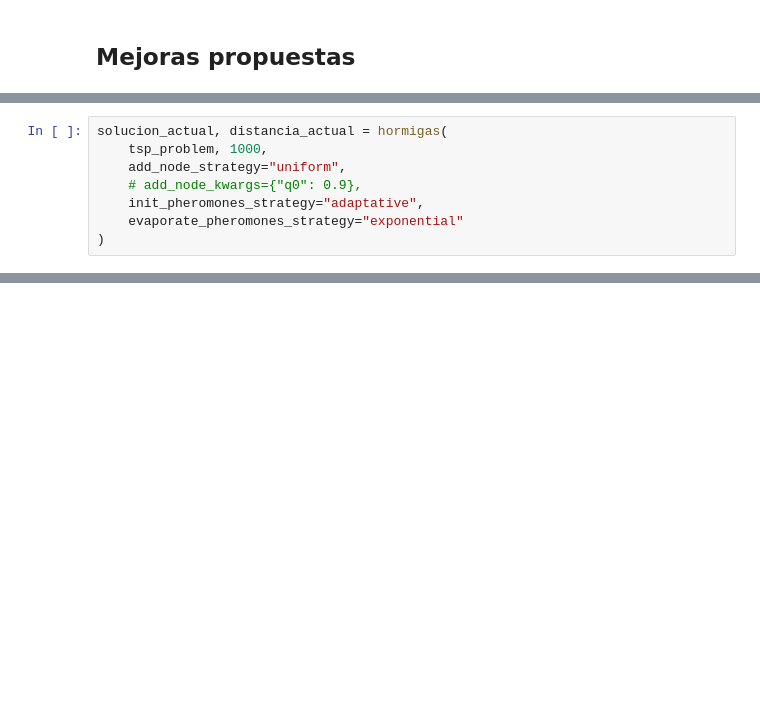
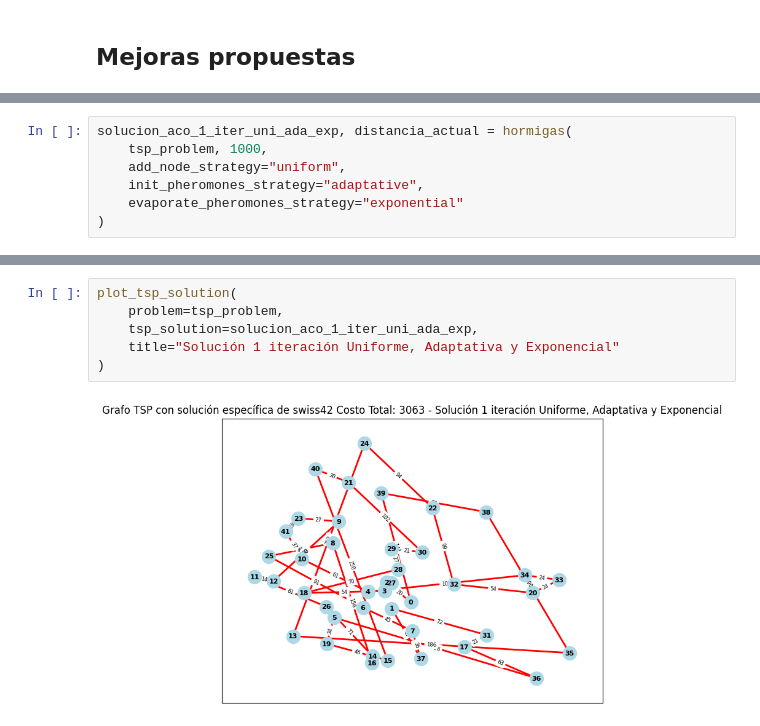
Before and after one commit to carlosbravo1408/03MIAR-Algoritmos-de-Optimizacion-2025, a Jupyter notebook: AG3/AG3_Algoritmos(Colonia_de_Hormigas).ipynb, the cells around one changed output, grey strips where cells are left out. Drawn from its saved outputs; the diff is of its cells as text; blank space fills up the shorter version.

```diff
--- a/AG3/AG3_Algoritmos(Colonia_de_Hormigas).ipynb
+++ b/AG3/AG3_Algoritmos(Colonia_de_Hormigas).ipynb
@@ -331,8 +377,7 @@ solucion_actual, distancia_actual = hormigas(tsp_problem, 1000)
 # %%
-solucion_actual, distancia_actual = hormigas(
+solucion_aco_1_iter_uni_ada_exp, distancia_actual = hormigas(
     tsp_problem, 1000,
     add_node_strategy="uniform",
-    # add_node_kwargs={"q0": 0.9},
     init_pheromones_strategy="adaptative",
     evaporate_pheromones_strategy="exponential"
 )
@@ -435,0 +559,8 @@ solucion_actual, distancia_actual = hormigas(
+# %%
+plot_tsp_solution(
+    problem=tsp_problem,
+    tsp_solution=solucion_aco_1_iter_uni_ada_exp,
+    title="Solución 1 iteración Uniforme, Adaptativa y Exponencial"
+)
+# %% [output]
+[figure, added]
```
Also changed, not shown: parts of 23 cells of this notebook.
